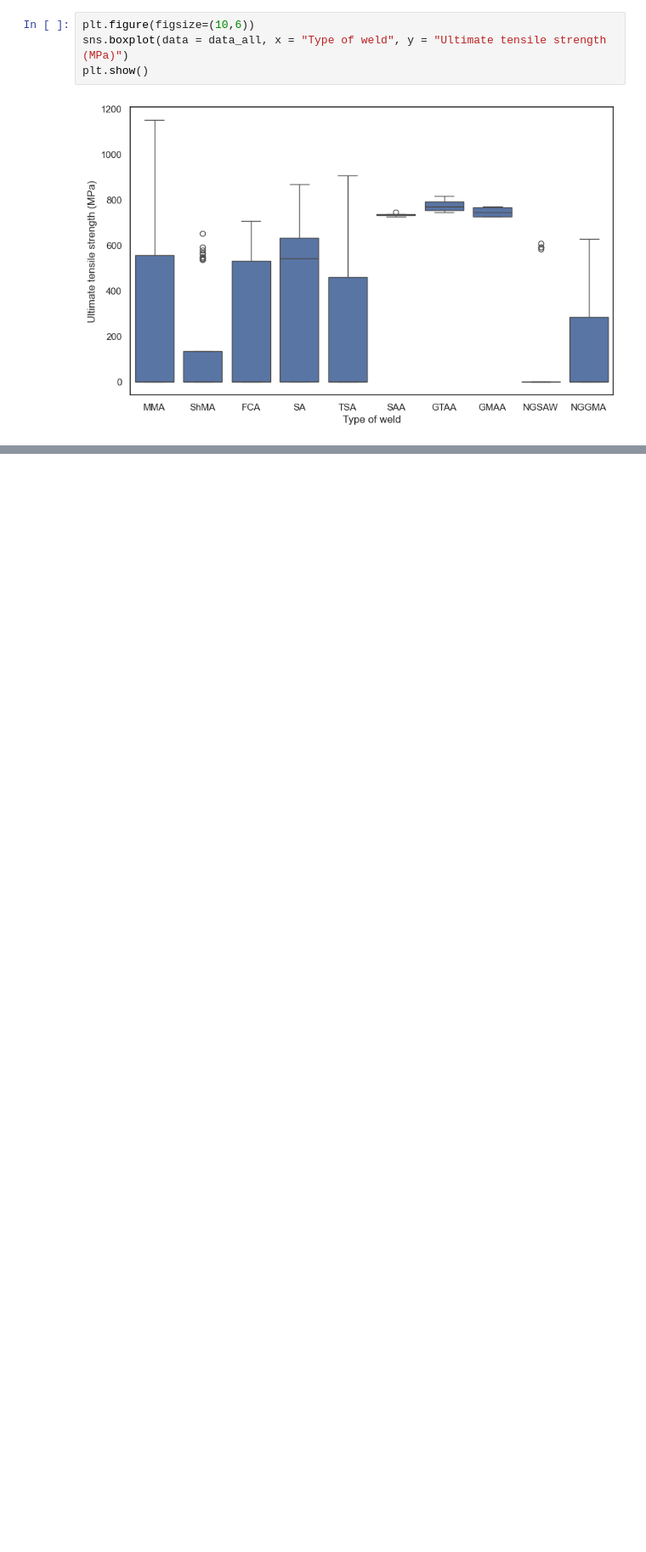
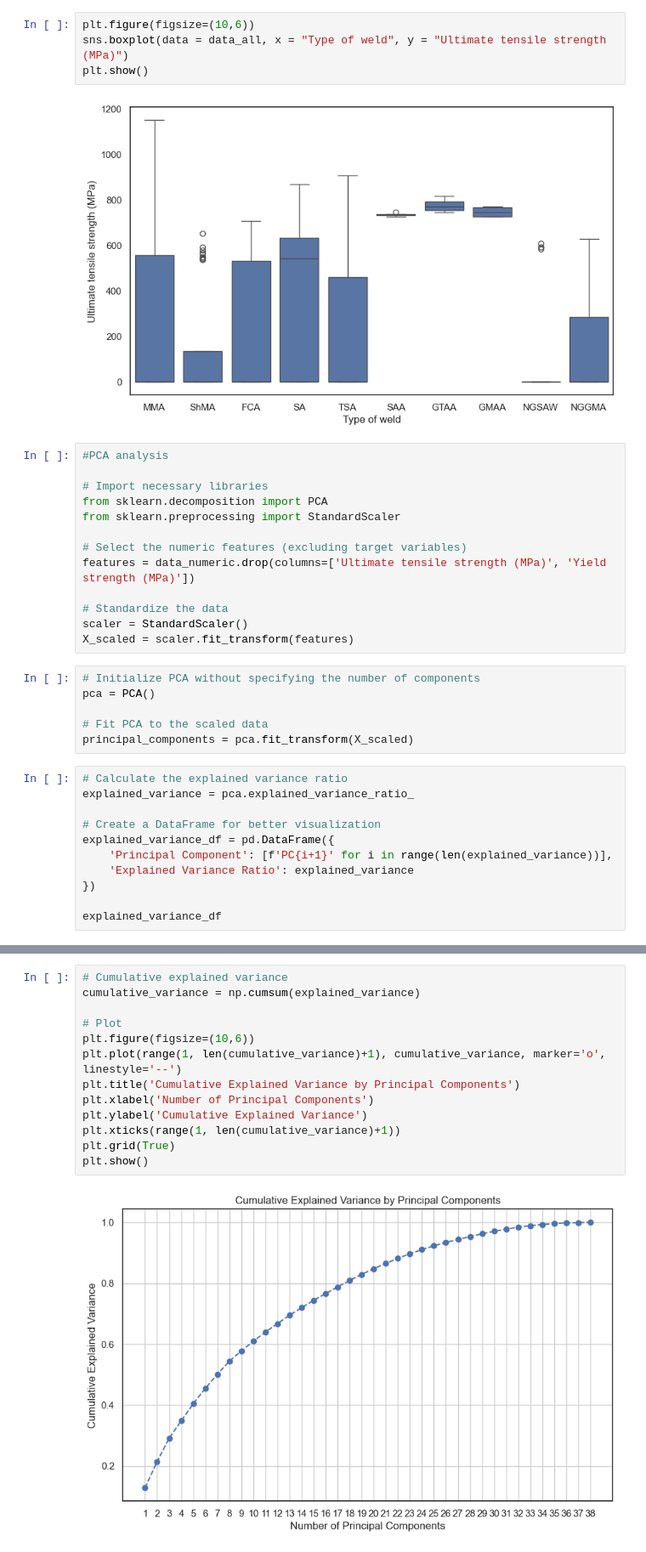
Before and after one commit to LucasTramonte/Welding-Quality-Prediction, a Jupyter notebook: exploratory.ipynb, the cells around one changed output, grey strips where cells are left out. Shown at 85% size. Drawn from its saved outputs; the diff is of its cells as text; blank space fills up the shorter version.

```diff
--- a/exploratory.ipynb
+++ b/exploratory.ipynb
@@ -326,3 +326,33 @@ sns.boxplot(data = data_all, x = "Type of weld", y = "Ultimate tensile strength
 plt.show()
 # %% [output]
 [figure]
+# %%
+#PCA analysis
+
+# Import necessary libraries
+from sklearn.decomposition import PCA
+from sklearn.preprocessing import StandardScaler
+
+# Select the numeric features (excluding target variables)
+features = data_numeric.drop(columns=['Ultimate tensile strength (MPa)', 'Yield strength (MPa)'])
+
+# Standardize the data
+scaler = StandardScaler()
+X_scaled = scaler.fit_transform(features)
+# %%
+# Initialize PCA without specifying the number of components
+pca = PCA()
+
+# Fit PCA to the scaled data
+principal_components = pca.fit_transform(X_scaled)
+# %%
+# Calculate the explained variance ratio
+explained_variance = pca.explained_variance_ratio_
+
+# Create a DataFrame for better visualization
+explained_variance_df = pd.DataFrame({
+    'Principal Component': [f'PC{i+1}' for i in range(len(explained_variance))],
+    'Explained Variance Ratio': explained_variance
+})
+
+explained_variance_df
@@ -328,0 +377,15 @@ plt.show()
+# %%
+# Cumulative explained variance
+cumulative_variance = np.cumsum(explained_variance)
+
+# Plot
+plt.figure(figsize=(10,6))
+plt.plot(range(1, len(cumulative_variance)+1), cumulative_variance, marker='o', linestyle='--')
+plt.title('Cumulative Explained Variance by Principal Components')
+plt.xlabel('Number of Principal Components')
+plt.ylabel('Cumulative Explained Variance')
+plt.xticks(range(1, len(cumulative_variance)+1))
+plt.grid(True)
+plt.show()
+# %% [output]
+[figure, added]
```
Also changed, not shown: parts of 8 cells of this notebook, 3 other files.
